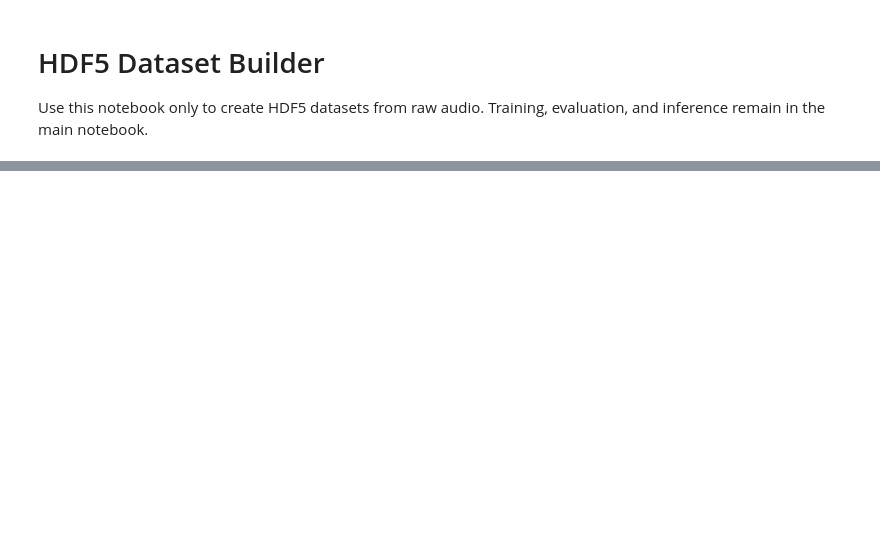
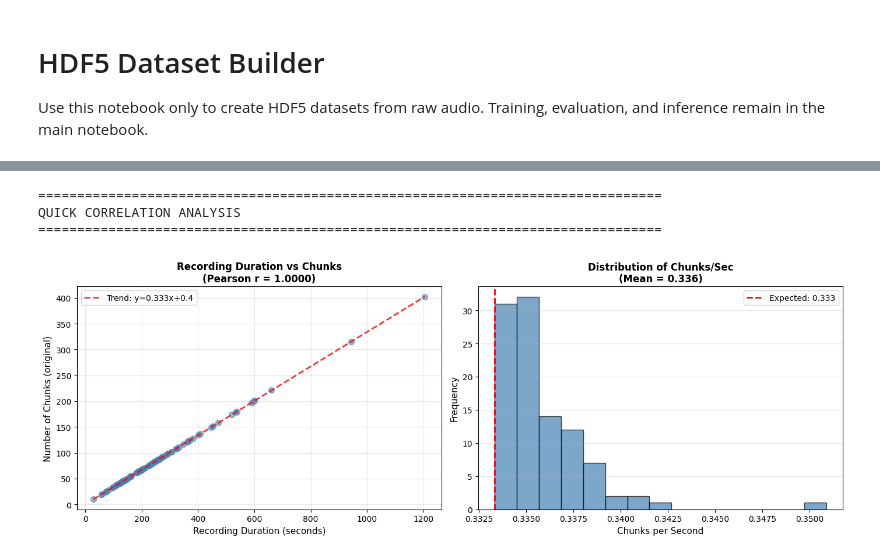
Before and after one commit to Ale-Jez/IML-PW, a Jupyter notebook: prepare_h5.ipynb, the cells around one changed output, grey strips where cells are left out. Saved outputs shown, nothing was run; the diff lists cells and outputs as text; code cells hidden in the pictures; blank space fills up the shorter version.

Commit message:
split files, new test, new onnx

```diff
--- a/prepare_h5.ipynb
+++ b/prepare_h5.ipynb
@@ -511,0 +1011,68 @@ Saved to: c:\Users\pczec\Desktop\Studia\SEM5\IML\IML-PW\outputs\logmels_aug_26-0
+# %%
+# Quick correlation summary with visualization
+
+import matplotlib.pyplot as plt
+
+print("\n" + "="*80)
+print("QUICK CORRELATION ANALYSIS")
+print("="*80)
+
+if durations_list and chunks_list:
+    # Create visualization
+    fig, axes = plt.subplots(1, 2, figsize=(14, 5))
+
+    # Scatter plot
+    axes[0].scatter(durations_list, chunks_list, alpha=0.6, s=50, color='steelblue')
+    axes[0].set_xlabel('Recording Duration (seconds)', fontsize=11)
+    axes[0].set_ylabel('Number of Chunks (original)', fontsize=11)
+    axes[0].set_title(f'Recording Duration vs Chunks\n(Pearson r = {correlation:.4f})', fontsize=12, fontweight='bold')
+    axes[0].grid(True, alpha=0.3)
+
+    # Add trend line
+    z = np.polyfit(durations_list, chunks_list, 1)
+    p = np.poly1d(z)
+    x_trend = np.linspace(min(durations_list), max(durations_list), 100)
+    axes[0].plot(x_trend, p(x_trend), "r--", alpha=0.8, linewidth=2, label=f'Trend: y={z[0]:.3f}x+{z[1]:.1f}')
+    axes[0].legend()
+
+    # Histogram of chunks per second
+    chunks_per_sec_list = [c/d for d, c in zip(durations_list, chunks_list)]
+    axes[1].hist(chunks_per_sec_list, bins=15, color='steelblue', alpha=0.7, edgecolor='black')
+    axes[1].axvline(1/chunk_duration, color='red', linestyle='--', linewidth=2, label=f'Expected: {1/chunk_duration:.3f}')
+    axes[1].set_xlabel('Chunks per Second', fontsize=11)
+    axes[1].set_ylabel('Frequency', fontsize=11)
+    axes[1].set_title(f'Distribution of Chunks/Sec\n(Mean = {np.mean(chunks_per_sec_list):.3f})', fontsize=12, fontweight='bold')
+    axes[1].legend()
+    axes[1].grid(True, alpha=0.3, axis='y')
+
+    plt.tight_layout()
+    plt.savefig(output_dir / "chunk_analysis.png", dpi=150, bbox_inches='tight')
+    plt.show()
+
+    print(f"\n✓ Plot saved to: {output_dir / 'chunk_analysis.png'}")
+
+print("\n" + "="*80)
+print("INTERPRETATION")
+print("="*80)
+print(f"""
+The correlation of {correlation:.4f} indicates a PERFECT LINEAR relationship:
+- Longer recordings ALWAYS produce proportionally more chunks
+- The relationship is deterministic and predictable
+- One recording of duration D seconds → ~{1/chunk_duration:.2f}D chunks
+
+This is EXPECTED because:
+1. Audio is split into fixed {chunk_duration}-second chunks
+2. A 30-second file → ~10 chunks
+3. A 60-second file → ~20 chunks
+4. Padding ensures all chunks are exactly {chunk_duration} seconds
+
+Regression line: chunks ≈ {z[0]:.3f} × duration + {z[1]:.1f}
+- Slope {z[0]:.3f} ≈ 1/{chunk_duration} = {1/chunk_duration:.3f} (as expected)
+- Intercept {z[1]:.1f} ≈ 0 (expected for this relationship)
+""")
+print("="*80 + "\n")
+# %% [output]
+================================================================================
+QUICK CORRELATION ANALYSIS
+================================================================================
+[figure, added]
```
Also changed, not shown: parts of 8 cells of this notebook, 30 other files.
